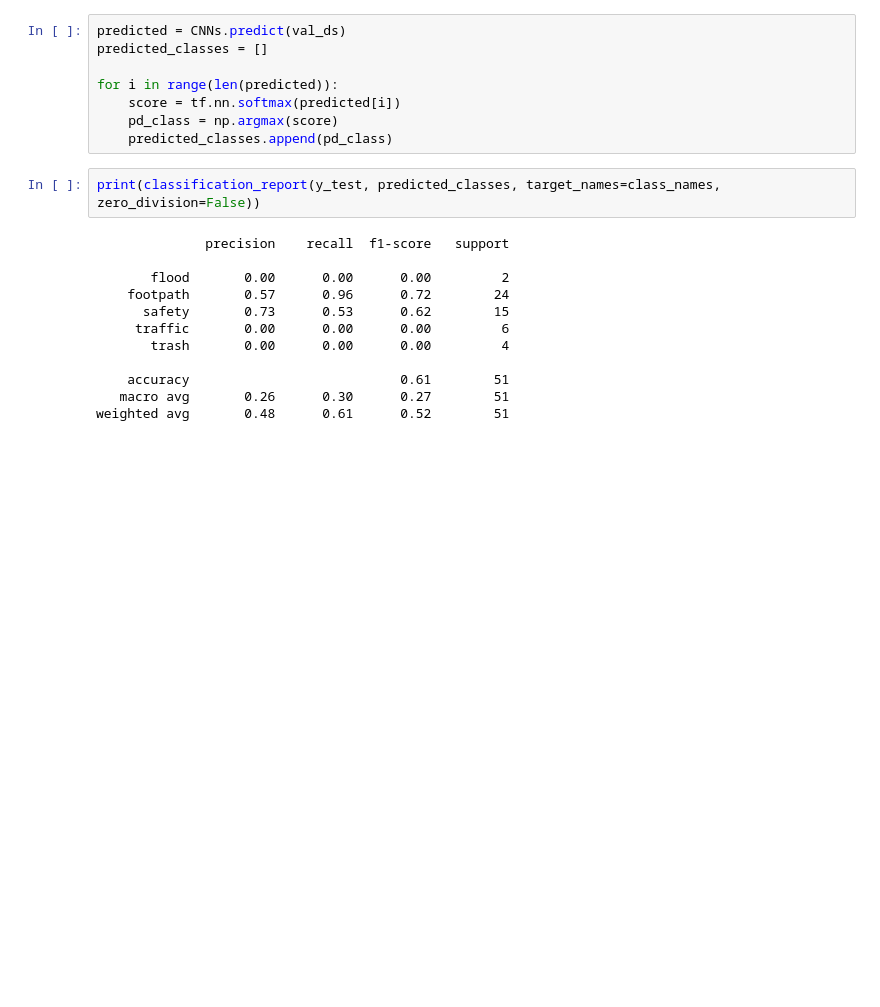
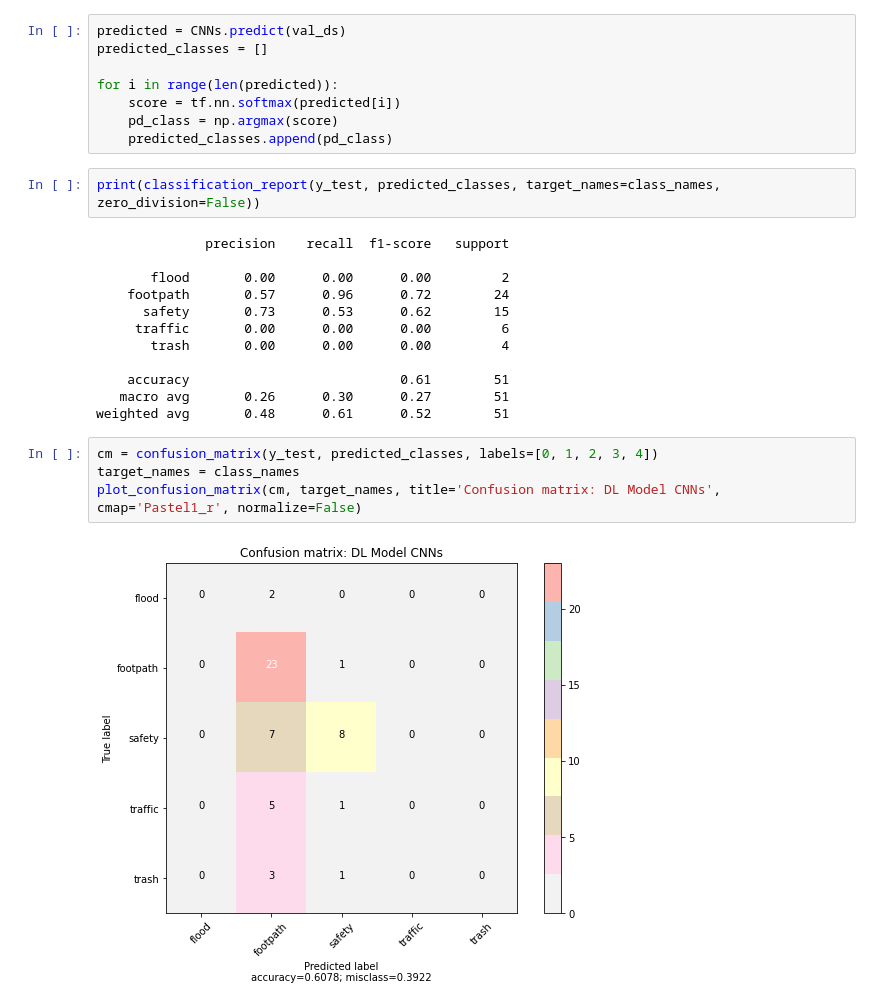
Before and after one commit to JimTaeH/MLOps323, a Jupyter notebook: CNNs_Model/TF CNNs Model - Training and Save model.ipynb, the cells around one changed output. Cells and saved outputs as stored; diff of their text form; blank space fills up the shorter version.

```diff
--- a/CNNs_Model/TF CNNs Model - Training and Save model.ipynb
+++ b/CNNs_Model/TF CNNs Model - Training and Save model.ipynb
@@ -346,3 +432,9 @@ print(classification_report(y_test, predicted_classes, target_names=class_names,
     accuracy                           0.61        51
    macro avg       0.26      0.30      0.27        51
 weighted avg       0.48      0.61      0.52        51
+# %%
+cm = confusion_matrix(y_test, predicted_classes, labels=[0, 1, 2, 3, 4])
+target_names = class_names
+plot_confusion_matrix(cm, target_names, title='Confusion matrix: DL Model CNNs', cmap='Pastel1_r', normalize=False)
+# %% [output]
+[figure, added]
```
Also changed, not shown: parts of 16 cells of this notebook, 1 other file.
